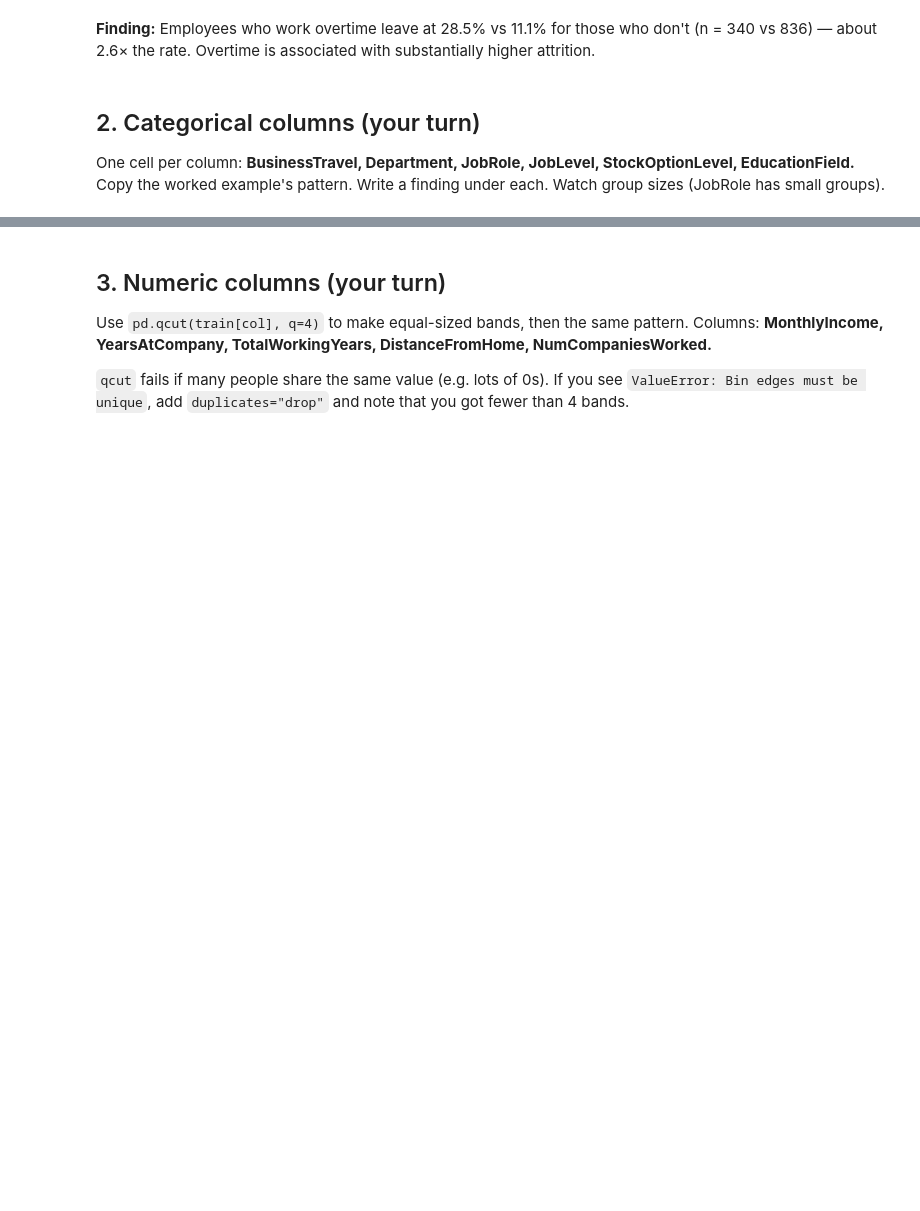
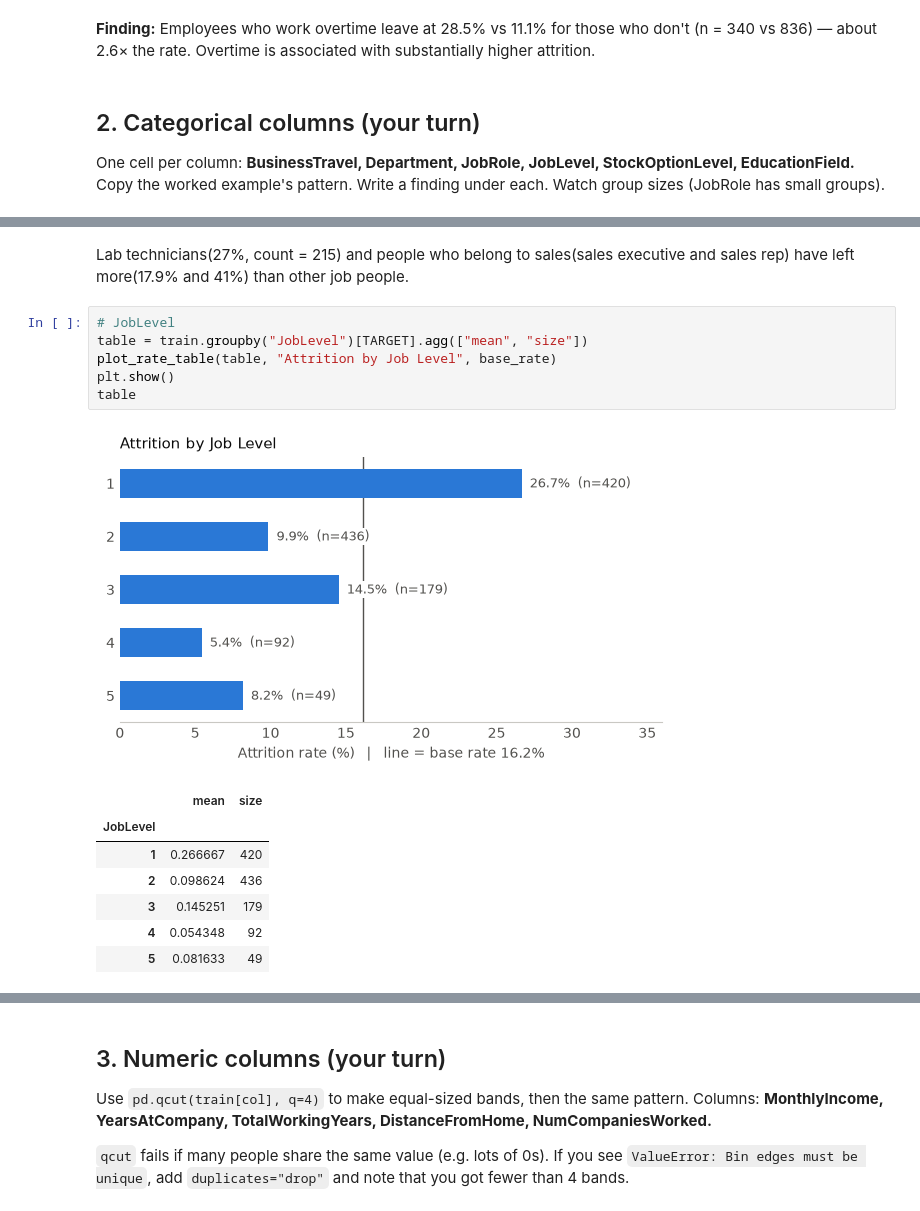
Before and after one commit to ShreeRohitt/ai-workbench, a Jupyter notebook: projects/03-attrition-model/notebooks/01_eda.ipynb, the cells around one changed output, grey strips where cells are left out. Saved outputs shown, nothing was run; the diff lists cells and outputs as text; blank space fills up the shorter version.

```diff
--- a/projects/03-attrition-model/notebooks/01_eda.ipynb
+++ b/projects/03-attrition-model/notebooks/01_eda.ipynb
@@ -46,0 +100,17 @@ Copy the worked example's pattern. Write a finding under each. Watch group sizes
+# %% [markdown]
+Lab technicians(27%, count = 215) and people who belong to sales(sales executive and sales rep) have left more(17.9% and 41%) than other job people.
+# %%
+# JobLevel
+table = train.groupby("JobLevel")[TARGET].agg(["mean", "size"])
+plot_rate_table(table, "Attrition by Job Level", base_rate)
+plt.show()
+table
+# %% [output]
+[figure, added]
+|  | mean | size |
+| JobLevel |  |  |
+| 1 | 0.266667 | 420 |
+| 2 | 0.098624 | 436 |
+| 3 | 0.145251 | 179 |
+| 4 | 0.054348 | 92 |
+| 5 | 0.081633 | 49 |
```
Also changed, not shown: parts of 49 cells of this notebook.
